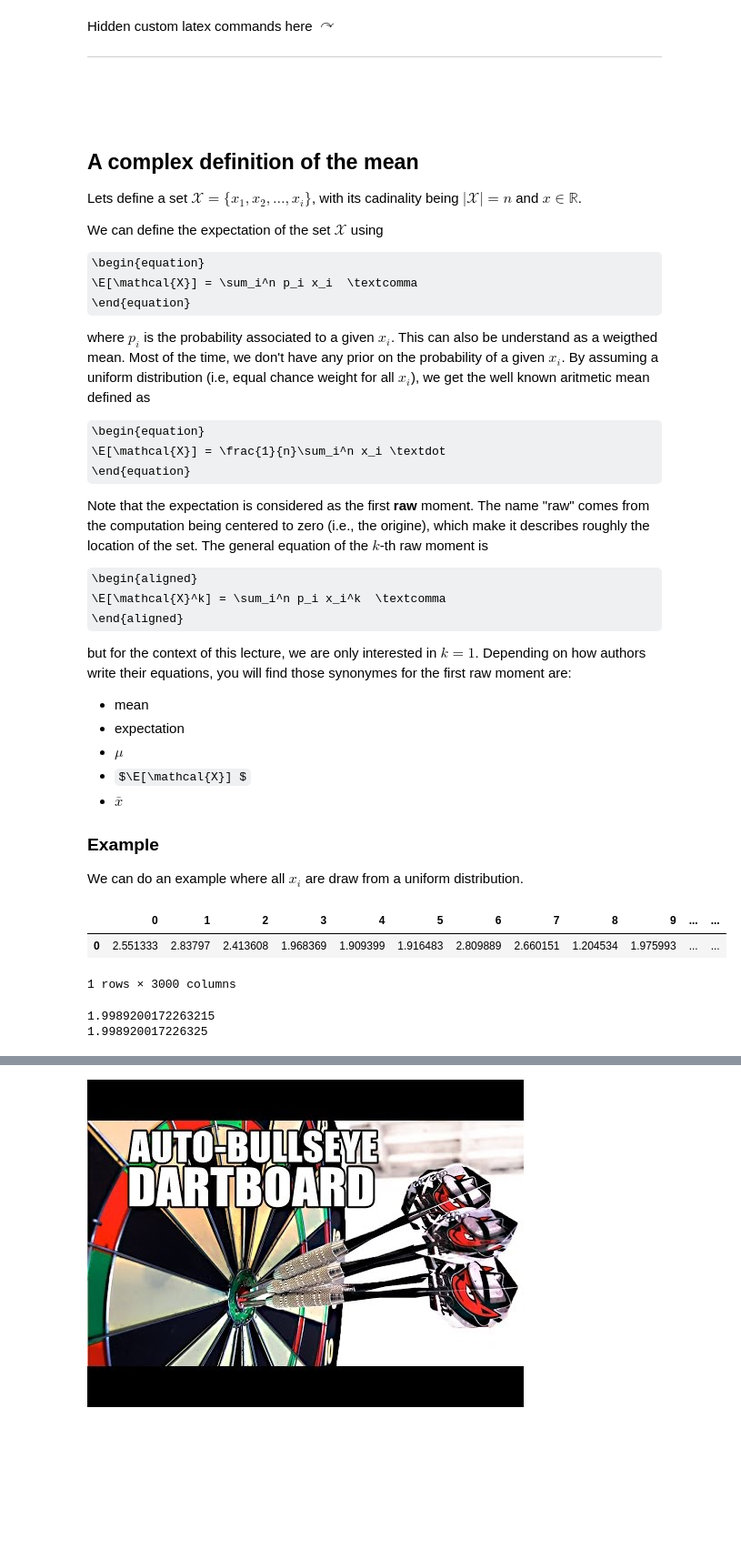
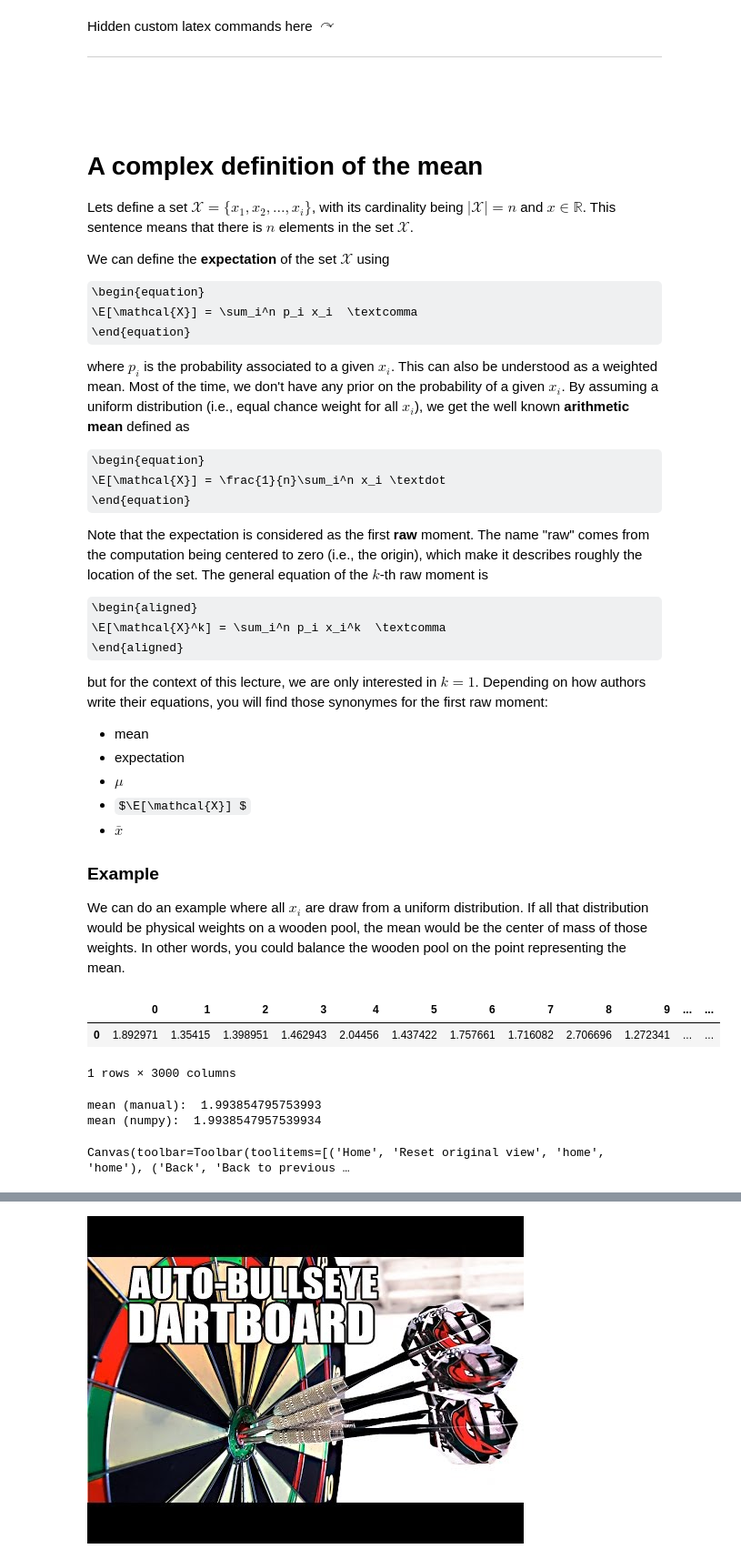
Before and after one commit to norlab-ulaval/percep3d_lessons, a Jupyter notebook: uncertainty/1-lesson_descriptive_statistics.ipynb, the cells around one changed output, grey strips where cells are left out. Shown: that part at 91% size. Saved outputs shown, nothing was run; the diff lists cells and outputs as text; code cells hidden in the pictures; some formulas as TeX source; blank space fills up the shorter version.

Commit message:
done with two first lessons

```diff
--- a/uncertainty/1-lesson_descriptive_statistics.ipynb
+++ b/uncertainty/1-lesson_descriptive_statistics.ipynb
@@ -44,27 +40,28 @@ $\newcommand{\Var}{\mathrm{Var}}$
 $\newcommand{\normal}{\mathcal{N}}$
 ----
 # %% [markdown]
-## A complex definition of the mean
+# A complex definition of the mean
 
-Lets define a set $\mathcal{X} = \{x_1, x_2, \dots, x_i\}$, with its cadinality being $|\mathcal{X}| = n $ and $x \in \mathbb{R}$.
+Lets define a set $\mathcal{X} = \{x_1, x_2, \dots, x_i\}$, with its cardinality being $|\mathcal{X}| = n $ and $x \in \mathbb{R}$.
+This sentence means that there is $n$ elements in the set $\mathcal{X}$.
 
-We can define the expectation of the set $\mathcal{X}$ using
+We can define the **expectation** of the set $\mathcal{X}$ using
 
 \begin{equation}
 \E[\mathcal{X}] = \sum_i^n p_i x_i  \textcomma
 \end{equation}
 
 where $p_i$ is the probability associated to a given $x_i$.
-This can also be understand as a weigthed mean.
+This can also be understood as a weighted mean.
 Most of the time, we don't have any prior on the probability of a given $x_i$.
-By assuming a uniform distribution (i.e, equal chance weight for all $x_i$), we get the well known aritmetic mean  defined as
+By assuming a uniform distribution (i.e., equal chance weight for all $x_i$), we get the well known **arithmetic mean**  defined as
 
 \begin{equation}
 \E[\mathcal{X}] = \frac{1}{n}\sum_i^n x_i \textdot
 \end{equation}
 
 Note that the expectation is considered as the first **raw** moment.
-The name "raw" comes from the computation being centered to zero (i.e., the origine), which make it describes roughly the location of the set.
+The name "raw" comes from the computation being centered to zero (i.e., the origin), which make it describes roughly the location of the set.
 The general equation of the $k$-th raw moment is
 
 \begin{aligned}
@@ -73,7 +70,7 @@ The general equation of the $k$-th raw moment is
 
 but for the context of this lecture, we are only interested in $k=1$.
 Depending on how authors write their equations, you will find those synonymes for the
-first raw moment are:
+first raw moment:
 - mean
 - expectation
 - $\mu$
@@ -83,27 +80,45 @@ first raw moment are:
 ### Example
 
 We can do an example where all $x_i$ are draw from a uniform distribution.
+If all that distribution would be physical weights on a wooden pool, the mean would be the center of mass of those weights.
+In other words, you could balance the wooden pool on the point representing the mean.
 # %%
 n = 3000
 uni_start = 1.
 uni_end = 3.
 
 X = np.random.uniform(uni_start, uni_end, n)
 pretty_print(X)
 
 # manual
 xbar = 0
 for x in X:
     xbar += x # the same as xbar = xbar + x
 xbar /= n # the same as xbar = xbar/x
-print(xbar)
+print("mean (manual): ", xbar)
 
 # with numpy
 xbar = np.mean(X)
-print(xbar)
+print("mean (numpy): ", xbar)
+
+#--------------------------------
+# plotting
+if 'fig' in globals():
+    plt.close(fig)
+fig = plt.figure(figsize=(8,4))
+ax = fig.add_subplot(111)
+
+n, _, _, = ax.hist(X, bins=50);
+ax.scatter(xbar, 0, color='tab:red', zorder=3, clip_on=False);
+ax.legend(['mean'])
+pretty_ax(ax,
+          'Histogram of $\mathcal{X}$',
+          'Count',
+          'Values of $x_i$')
 # %% [output]
 |  | 0 | 1 | 2 | 3 | 4 | 5 | 6 | 7 | 8 | 9 | ... | ... |
-| 0 | 2.551333 | 2.83797 | 2.413608 | 1.968369 | 1.909399 | 1.916483 | 2.809889 | 2.660151 | 1.204534 | 1.975993 | ... | ... |
+| 0 | 1.892971 | 1.35415 | 1.398951 | 1.462943 | 2.04456 | 1.437422 | 1.757661 | 1.716082 | 2.706696 | 1.272341 | ... | ... |
 1 rows × 3000 columns
-1.9989200172263215
-1.998920017226325
+mean (manual):  1.993854795753993
+mean (numpy):  1.9938547957539934
+Canvas(toolbar=Toolbar(toolitems=[('Home', 'Reset original view', 'home', 'home'), ('Back', 'Back to previous …
```
Also changed, not shown: parts of 23 cells of this notebook, 4 other files.
